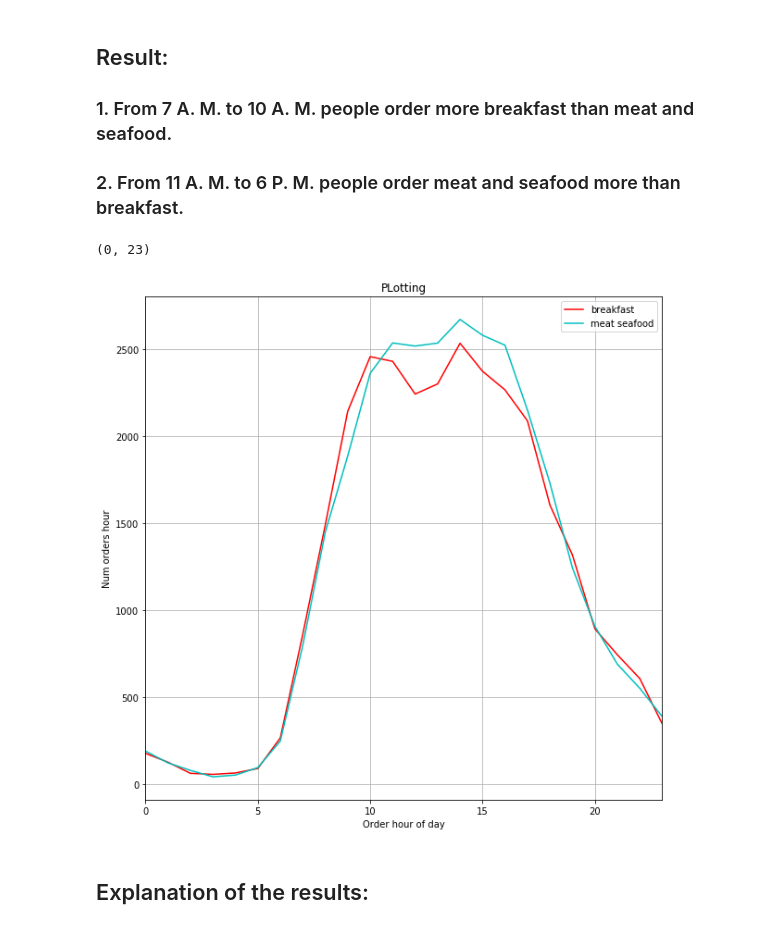
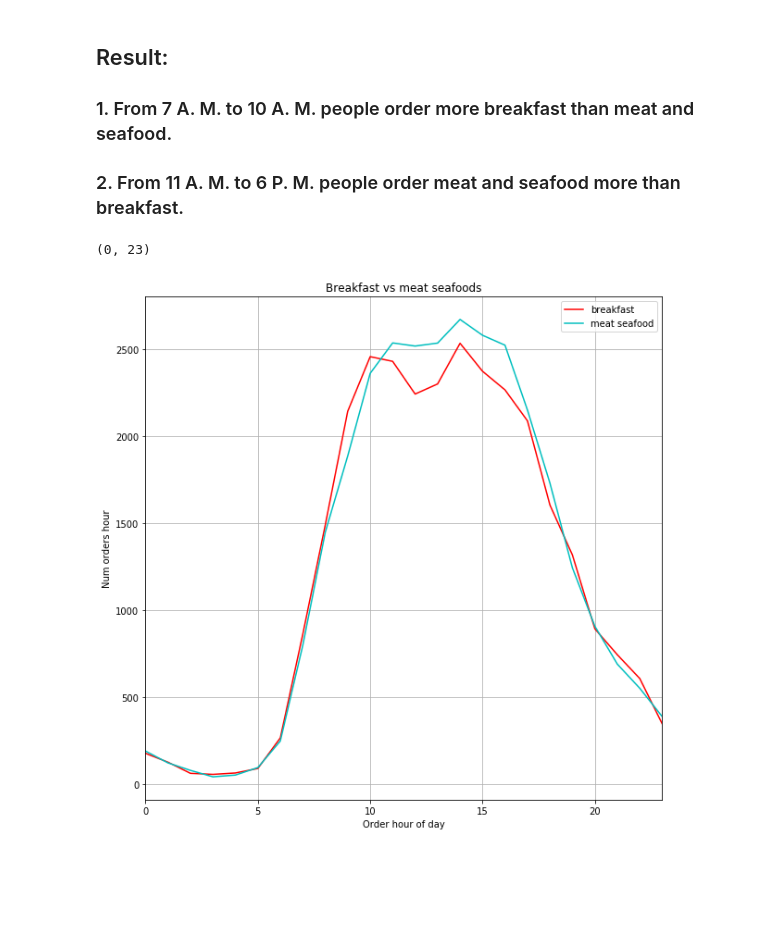
Before and after one commit to naimul011/grocery_shopping_order_analysis, a Jupyter notebook: notebook.ipynb, the cells around one changed output. Cells and saved outputs as stored; diff of their text form; code cells hidden in the pictures; blank space fills up the shorter version.

```diff
--- a/notebook.ipynb
+++ b/notebook.ipynb
@@ -141,18 +141,15 @@ fig.set_xlim([0,23])
 # %%
 temp= train[train['department'] == 'breakfast' ]
 fig = temp.plot(x='order_hour_of_day',y='num_orders_hour',title='PLotting',grid = True, color='r',figsize = (10,10))
 
 temp= train[train['department'] == 'meat seafood']
-fig = temp.plot(x='order_hour_of_day',y='num_orders_hour',title='PLotting',grid = True, color='c',figsize = (10,10),ax=fig)
+fig = temp.plot(x='order_hour_of_day',y='num_orders_hour',title='Breakfast vs meat seafoods',grid = True, color='c',figsize = (10,10),ax=fig)
 
 
 fig.legend(['breakfast','meat seafood'])
 fig.set_xlabel('Order hour of day')
 fig.set_ylabel('Num orders hour')
 fig.set_xlim([0,23])
 # %% [output]
 (0, 23)
-[figure, old version]
+[figure, new version]
-# %% [markdown]
-## Explanation of the results:
-###
```
Also changed, not shown: parts of 2 cells of this notebook.
